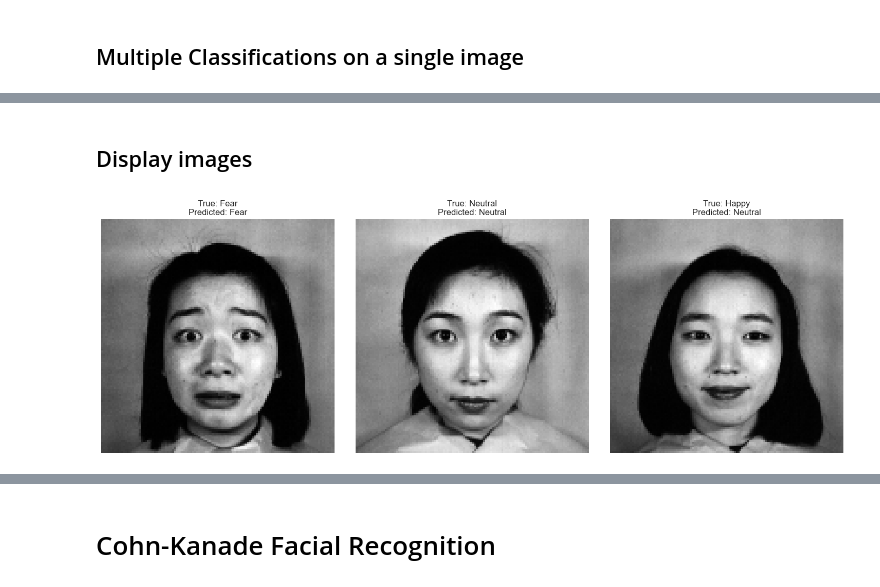
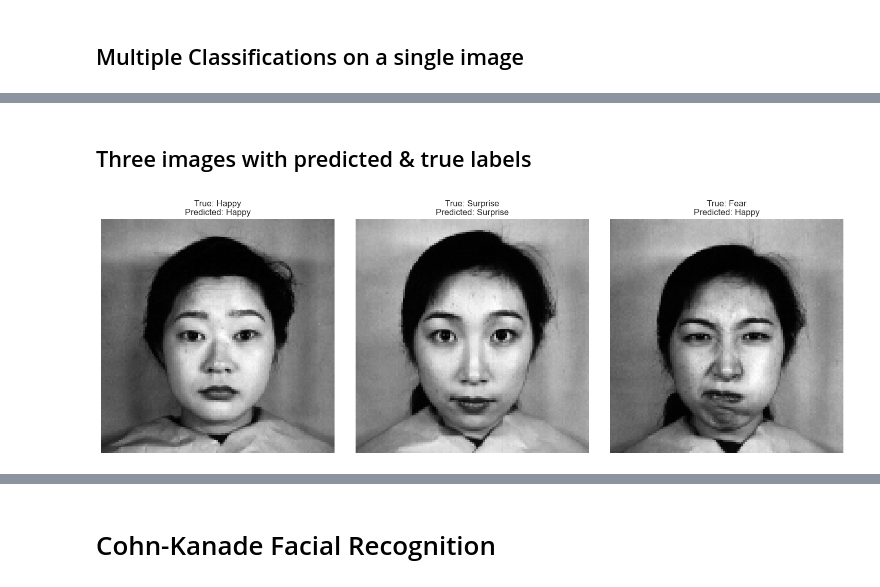
Before and after one commit to Daniel-M40/FaceRecognitionAI, a Jupyter notebook: faceRecognition.ipynb, the cells around one changed output, grey strips where cells are left out. Saved outputs shown, nothing was run; the diff lists cells and outputs as text; code cells hidden in the pictures.

```diff
--- a/faceRecognition.ipynb
+++ b/faceRecognition.ipynb
@@ -236,26 +231,27 @@ display_multiple_classifications(image, true_label, top_predictions)
 # %% [markdown]
-## Display images
+## Three images with predicted & true labels
 # %%
-# Function to display three images and their classifications
-def display_images(images, true_labels, predicted_labels):
-    plt.figure(figsize=(15, 5))
+fig, axes = plt.subplots(1, 3, figsize=(15, 5))
 
-    for i in range(len(images)):
-        plt.subplot(1, len(images), i + 1)
-        plt.imshow(images[i], cmap='gray')
-        plt.title(f"True: {true_labels[i]}\nPredicted: {predicted_labels[i]}")
-        plt.axis('off')
+for i, ax in enumerate(axes):
+    # Select a random index from the test set
+    idx = random.randint(0, len(X_test) - 1)
 
-    plt.tight_layout()
-    plt.show()
+    # Get the image from the images array
+    image = images[idx]
 
-# Select three images from the test set
-sample_indices = np.random.choice(len(X_test), 3, replace=False)
-sample_images = X_test[sample_indices].reshape(-1, 128, 128)  # Reshape back to original images
-sample_true_labels = y_test[sample_indices]
-sample_predicted_labels = y_pred[sample_indices]
+    # Get the true and predicted labels
+    true_label = y_test[idx]
+    pred_label = y_pred[idx]
 
-# Display the three images with their classifications
-display_images(sample_images, sample_true_labels, sample_predicted_labels)
+    # Plot the image
+    ax.imshow(image, cmap='gray')
+    ax.axis('off')
+
+    # Set the title with the true and predicted labels
+    ax.set_title(f"True: {true_label}\nPredicted: {pred_label}")
+
+plt.tight_layout()
+plt.show()
 # %% [output]
-[figure, old version]
+[figure, new version]
```
Also changed, not shown: parts of 19 cells of this notebook.
